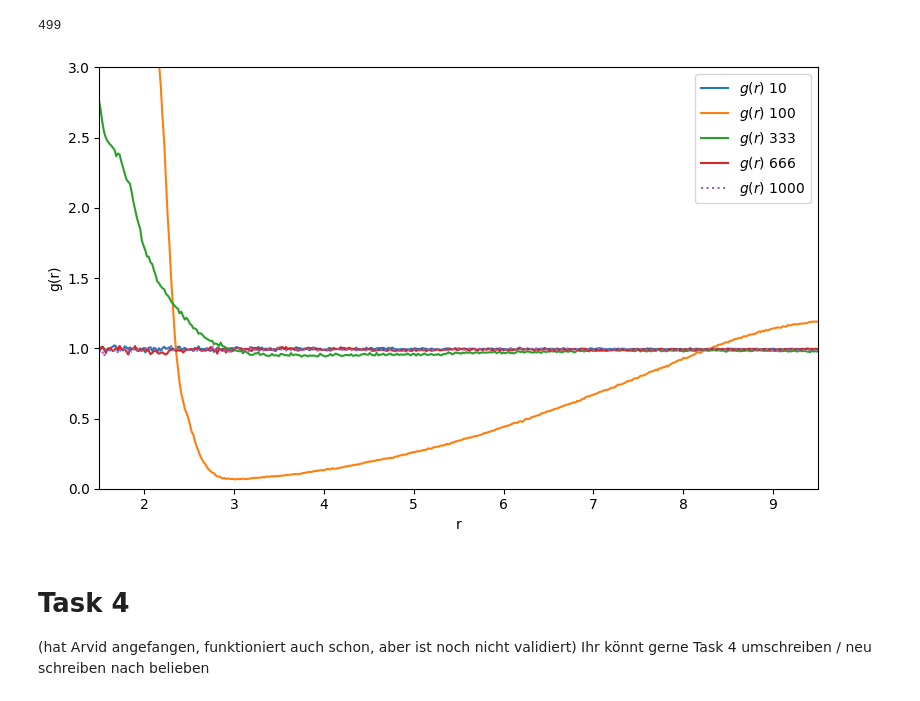
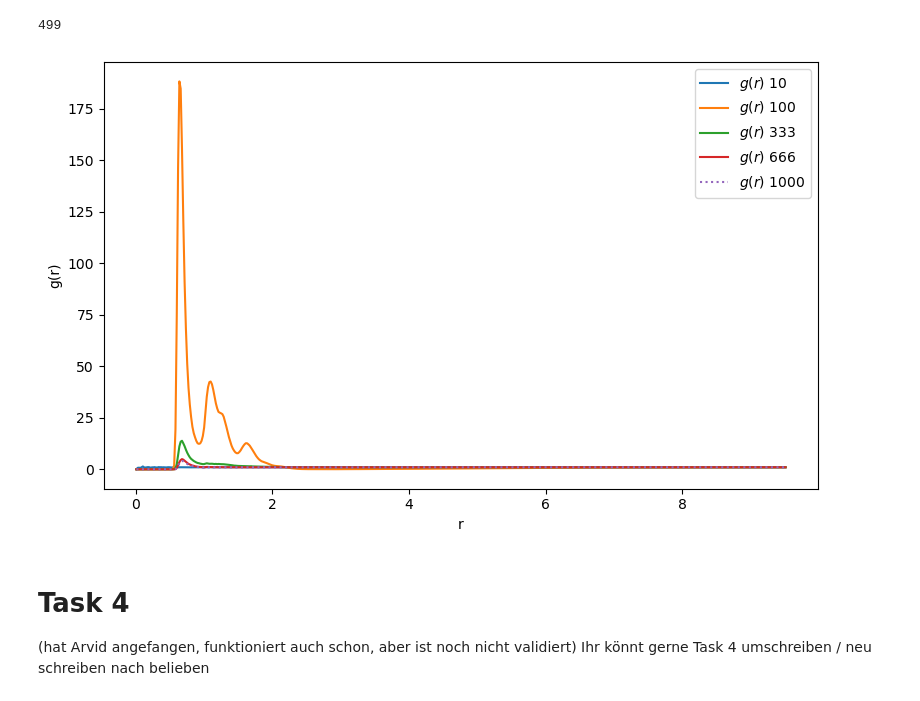
Before and after one commit to ScythiansCloud/FinalProject_CompPhys, a Jupyter notebook: main.ipynb, the cells around one changed output. Saved outputs shown, nothing was run; the diff lists cells and outputs as text; code cells hidden in the pictures.

```diff
--- a/main.ipynb
+++ b/main.ipynb
@@ -120,24 +133,24 @@ print(len(g_of_r_list[3]))
 # %%
 # devide by 4.184e-6 to go from g/mol × (nm/fs)^2 --> kcal
 plt.figure(figsize=(8,5))
 # devide by 4.184e-6 to go from g/mol × (nm/fs)^2 --> kcal
 
 plt.plot(bin_dr_arr, g_of_r_list[0], label=r"$g(r)$ 10")
 
 plt.plot(bin_dr_arr, g_of_r_list[1], label=r"$g(r)$ 100")
 plt.plot(bin_dr_arr, g_of_r_list[2], label=r"$g(r)$ 333")
 plt.plot(bin_dr_arr, g_of_r_list[3], label=r"$g(r)$ 666")
 plt.plot(bin_dr_arr, g_of_r_list[4], label=r"$g(r)$ 1000", linestyle=':')
 plt.xlabel("r")
 plt.ylabel("g(r)")
 # plt.xlim(1.5, settings3.L/2)
-plt.ylim(0, 3)
+#plt.ylim(0, 3)
 plt.legend()
 # plt.title("")
 plt.tight_layout()
 # plt.savefig('part_c_energies.pdf', dpi=150)
 # %% [output]
-[figure, old version]
+[figure, new version]
 # %% [markdown]
 # Task 4
 (hat Arvid angefangen, funktioniert auch schon, aber ist noch nicht validiert)
```
Also changed, not shown: parts of 5 cells of this notebook, 3 other files.
